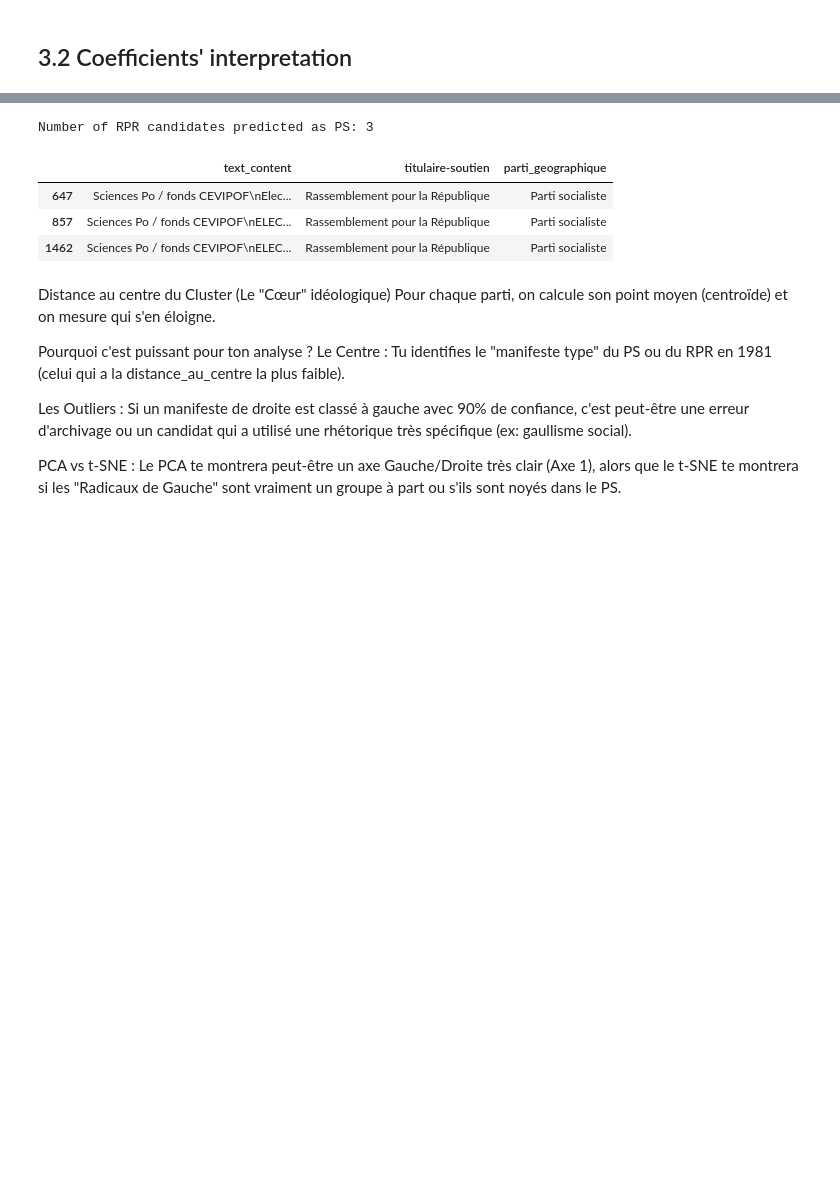
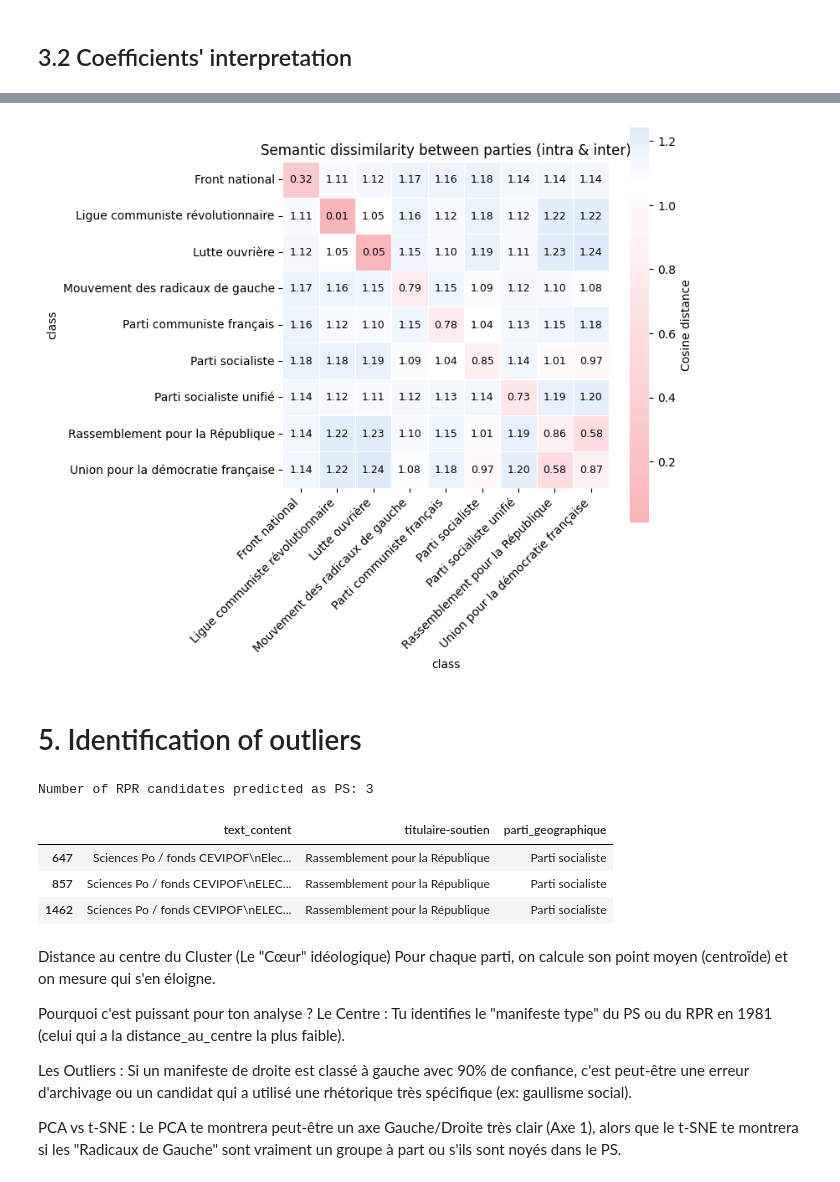
Before and after one commit to Amandine701/NLP_rendus, a Jupyter notebook: regression_logistique.ipynb, the cells around one changed output, grey strips where cells are left out. Saved outputs shown, nothing was run; the diff lists cells and outputs as text; code cells hidden in the pictures; blank space fills up the shorter version.

Commit message:
text 93 + amélioration code et commentaires projection et indice dissimilarité

```diff
--- a/regression_logistique.ipynb
+++ b/regression_logistique.ipynb
@@ -725,3 +536,70 @@ L'idée est de comparer la prédiction du modèle avec la réalité. Un "outlier
+# %%
+############ Compute and plot semantic dissimilarity between parties (combining inter-party distances and intra-party cohesion) ##################
+
+#  Extract TF-IDF features from the pipeline
+X = best_model.named_steps['tfidf'].transform(df_final['clean_text_filtered']).toarray()
+
+parties = df_final['titulaire-soutien'].unique()
+intra_distances = {}
+
+# Compute intra-party cohesion
+for p in parties:
+    mask = df_final['titulaire-soutien'] == p
+    vectors = X[mask]
+
+    # Cosine similarity matrix within the party
+    sim_intra = cosine_similarity(vectors)
+
+     # Take upper triangle only to ignore self-similarity
+    upper_tri_indices = np.triu_indices(sim_intra.shape[0], k=1)
+
+    # Convert similarity to distance
+    mean_intra_sim = sim_intra[upper_tri_indices].mean() if len(upper_tri_indices[0]) > 0 else 1.0
+    intra_distances[p] = 1 - mean_intra_sim
+
+# Compute inter-party distances
+dist_df_cos = pd.DataFrame(
+    cosine_distances(coef_matrix),
+    index=coef_matrix_df.index,
+    columns=coef_matrix_df.index
+)
+
+# Copy for plotting
+dist_plot = dist_df_cos.copy()
+
+# Replace diagonal with intra-party distances
+for p in parties:
+    if p in dist_plot.index:
+        dist_plot.loc[p, p] = intra_distances[p]
+
+#  Plot the heatmap
+plt.figure(figsize=(8, 7))
+
+# Define a soft pastel gradient: pale pink -> white -> light blue
+colors = ["#fbb4b9", "white", "#4a90e2"]
+cmap = LinearSegmentedColormap.from_list("pastel_gradient", colors)
+
+sns.heatmap(
+    dist_plot,
+    annot=True,               # Show numeric values
+    fmt=".2f",
+    cmap=cmap,
+    center=dist_plot.mean().mean(),  # Center colormap on mean
+    linewidths=0.5,
+    cbar_kws={'label': 'Cosine distance'},
+    square=True,
+    annot_kws={"color": "black", "fontsize": 9}  # Annotation style
+)
+
+plt.title("Semantic dissimilarity between parties (intra & inter)")
+plt.xticks(rotation=45, ha='right')
+plt.yticks(rotation=0)
+plt.tight_layout()
+plt.show()
+# %% [output]
+[figure, added]
+# %% [markdown]
+# 5. Identification of outliers
 # %%
 from sklearn.neighbors import KNeighborsClassifier
 
```
Also changed, not shown: parts of 33 cells of this notebook.
